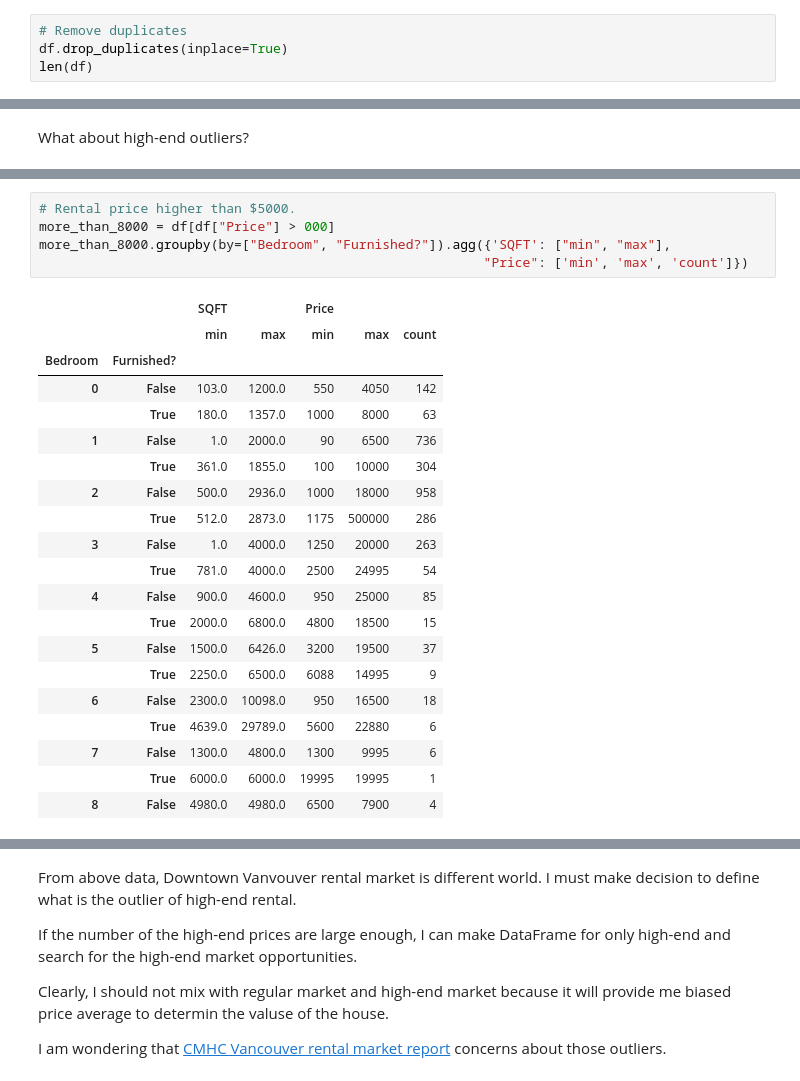
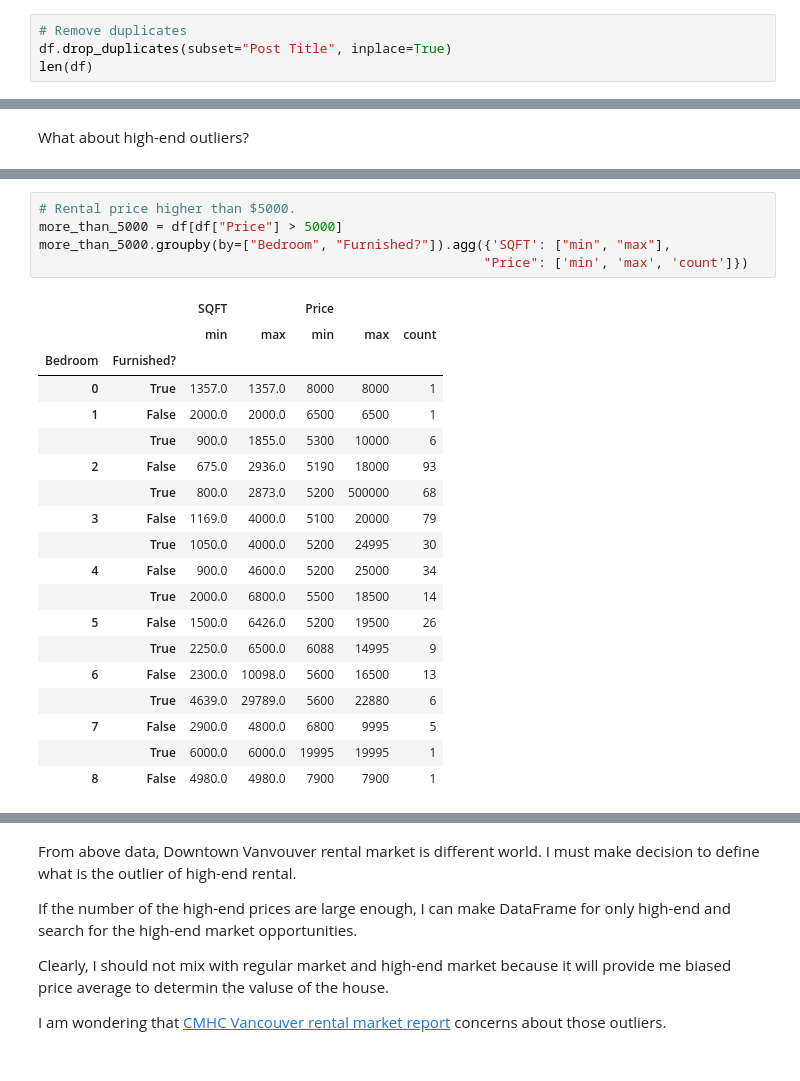
Before and after one commit to masaichig0/Data-Analysis-Project-1, a Jupyter notebook: rental_market_analysis_project.ipynb, the cells around one changed output, grey strips where cells are left out. Cells and saved outputs as stored; diff of their text form.

```diff
--- a/rental_market_analysis_project.ipynb
+++ b/rental_market_analysis_project.ipynb
@@ -367,6 +367,6 @@ Wall time: 15.1 ms
 df.sort_values(by="Post Datetime", axis=0, ascending=False, inplace=True)
 # %%
 # Remove duplicates
-df.drop_duplicates(inplace=True)
+df.drop_duplicates(subset="Post Title", inplace=True)
 len(df)
 # %% [output]
@@ -470,26 +501,25 @@ df.sort_values(by="Price", ascending=False).head(20)
 # %%
 # Rental price higher than $5000.
-more_than_8000 = df[df["Price"] > 000]
-more_than_8000.groupby(by=["Bedroom", "Furnished?"]).agg({'SQFT': ["min", "max"],
+more_than_5000 = df[df["Price"] > 5000]
+more_than_5000.groupby(by=["Bedroom", "Furnished?"]).agg({'SQFT': ["min", "max"],
                                                          "Price": ['min', 'max', 'count']})
 # %% [output]
 |  |  | SQFT |  | Price |  |  |
 |  |  | min | max | min | max | count |
 | Bedroom | Furnished? |  |  |  |  |  |
-| 0 | False | 103.0 | 1200.0 | 550 | 4050 | 142 |
-|  | True | 180.0 | 1357.0 | 1000 | 8000 | 63 |
-| 1 | False | 1.0 | 2000.0 | 90 | 6500 | 736 |
-|  | True | 361.0 | 1855.0 | 100 | 10000 | 304 |
-| 2 | False | 500.0 | 2936.0 | 1000 | 18000 | 958 |
-|  | True | 512.0 | 2873.0 | 1175 | 500000 | 286 |
-| 3 | False | 1.0 | 4000.0 | 1250 | 20000 | 263 |
-|  | True | 781.0 | 4000.0 | 2500 | 24995 | 54 |
-| 4 | False | 900.0 | 4600.0 | 950 | 25000 | 85 |
-|  | True | 2000.0 | 6800.0 | 4800 | 18500 | 15 |
-| 5 | False | 1500.0 | 6426.0 | 3200 | 19500 | 37 |
+| 0 | True | 1357.0 | 1357.0 | 8000 | 8000 | 1 |
+| 1 | False | 2000.0 | 2000.0 | 6500 | 6500 | 1 |
+|  | True | 900.0 | 1855.0 | 5300 | 10000 | 6 |
+| 2 | False | 675.0 | 2936.0 | 5190 | 18000 | 93 |
+|  | True | 800.0 | 2873.0 | 5200 | 500000 | 68 |
+| 3 | False | 1169.0 | 4000.0 | 5100 | 20000 | 79 |
+|  | True | 1050.0 | 4000.0 | 5200 | 24995 | 30 |
+| 4 | False | 900.0 | 4600.0 | 5200 | 25000 | 34 |
+|  | True | 2000.0 | 6800.0 | 5500 | 18500 | 14 |
+| 5 | False | 1500.0 | 6426.0 | 5200 | 19500 | 26 |
 |  | True | 2250.0 | 6500.0 | 6088 | 14995 | 9 |
-| 6 | False | 2300.0 | 10098.0 | 950 | 16500 | 18 |
+| 6 | False | 2300.0 | 10098.0 | 5600 | 16500 | 13 |
 |  | True | 4639.0 | 29789.0 | 5600 | 22880 | 6 |
-| 7 | False | 1300.0 | 4800.0 | 1300 | 9995 | 6 |
+| 7 | False | 2900.0 | 4800.0 | 6800 | 9995 | 5 |
 |  | True | 6000.0 | 6000.0 | 19995 | 19995 | 1 |
-| 8 | False | 4980.0 | 4980.0 | 6500 | 7900 | 4 |
+| 8 | False | 4980.0 | 4980.0 | 7900 | 7900 | 1 |
```
Also changed, not shown: parts of 27 cells of this notebook, 2 other files.
